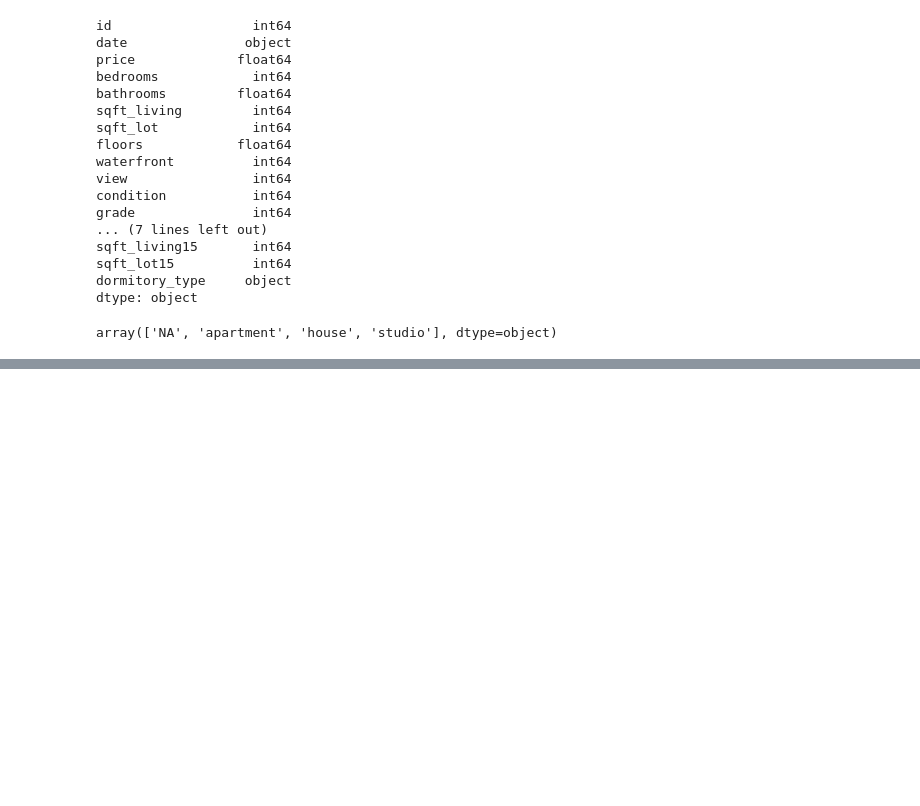
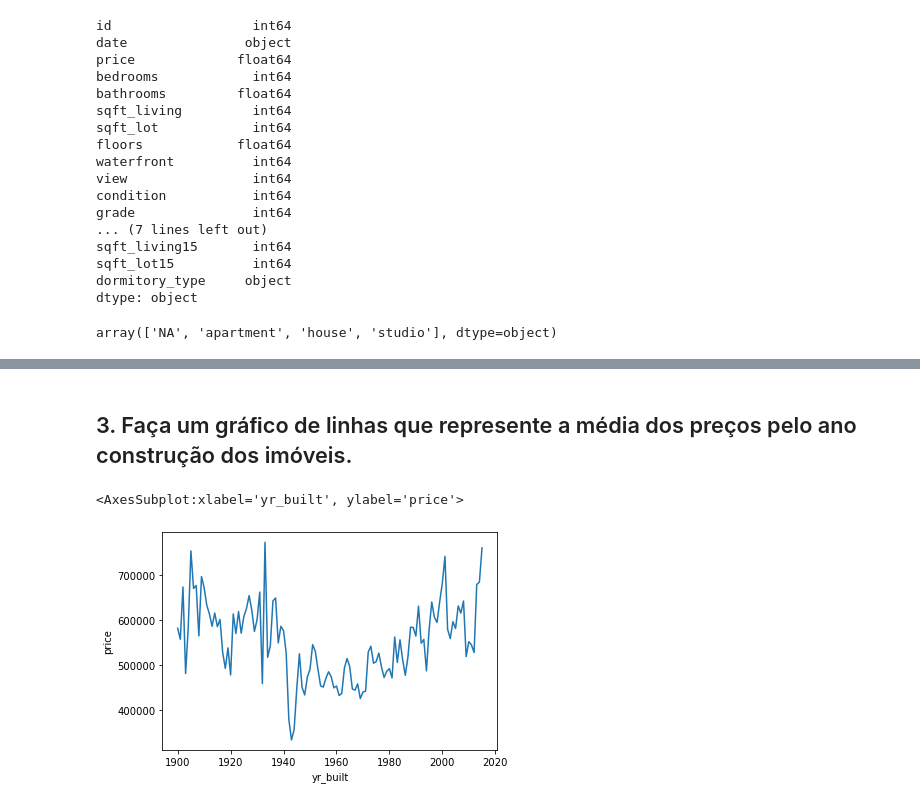
Before and after one commit to fe-sts/Data-Science, a Jupyter notebook: Python do ZERO ao DS/3. Transformação de Dados I - Básico/3. Novas perguntas do CEO .ipynb, the cells around one changed output, grey strips where cells are left out. Drawn from its saved outputs; the diff is of its cells as text; code cells hidden in the pictures; blank space fills up the shorter version.

```diff
--- a/Python do ZERO ao DS/3. Transformação de Dados I - Básico/3. Novas perguntas do CEO .ipynb
+++ b/Python do ZERO ao DS/3. Transformação de Dados I - Básico/3. Novas perguntas do CEO .ipynb
@@ -49,0 +62,9 @@ array(['NA', 'apartment', 'house', 'studio'], dtype=object)
+# %% [markdown]
+## 3. Faça um gráﬁco de linhas que represente a média dos preços pelo ano construção dos imóveis.
+# %%
+df = data[['price', 'yr_built']].groupby('yr_built').mean().reset_index()
+
+sns.lineplot(x='yr_built', y='price', data=df)
+# %% [output]
+<AxesSubplot:xlabel='yr_built', ylabel='price'>
+[figure, added]
```
Also changed, not shown: parts of 6 cells of this notebook.
